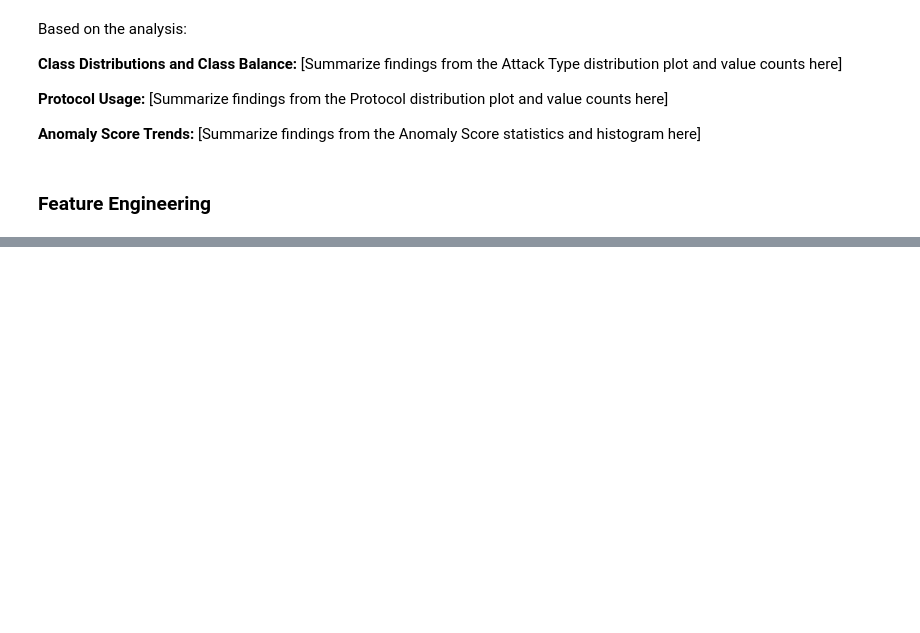
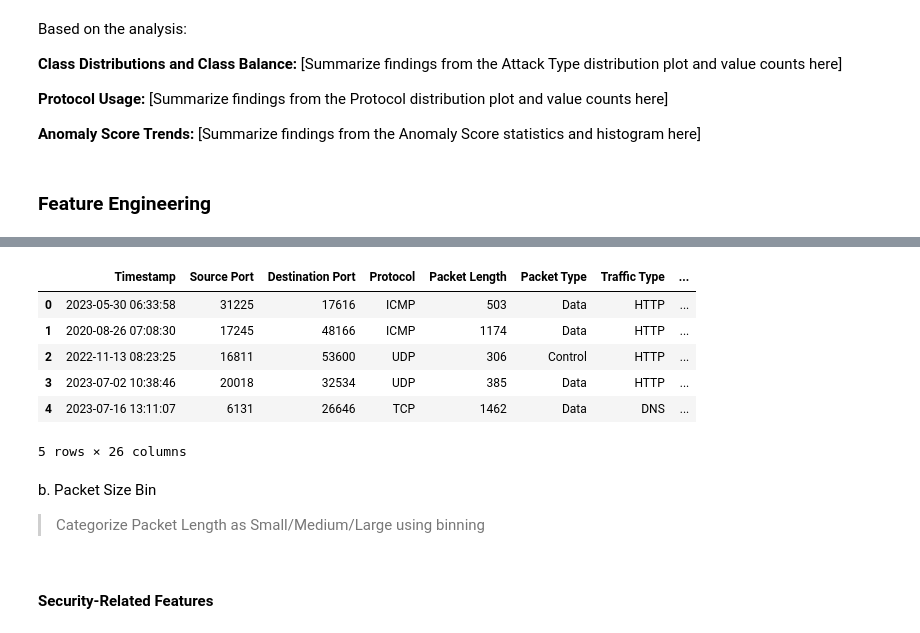
Before and after one commit to aminayusif/Intrudex, a Jupyter notebook: CyberGuard_Machine_Learning_for_Cyberattack_Detection_and_Classification.ipynb, the cells around one changed output, grey strips where cells are left out. Cells and saved outputs as stored; diff of their text form; code cells hidden in the pictures; blank space fills up the shorter version.

```diff
--- a/CyberGuard_Machine_Learning_for_Cyberattack_Detection_and_Classification.ipynb
+++ b/CyberGuard_Machine_Learning_for_Cyberattack_Detection_and_Classification.ipynb
@@ -326,0 +401,27 @@ Based on the analysis:
+# %%
+def categorize_port(port):
+        if port <= 1023:
+            return 'Well-Known'
+        elif port <= 49151:
+            return 'Registered'
+        else:
+            return 'Dynamic'
+
+data['Source Port Category'] = data['Source Port'].apply(categorize_port)
+data['Destination Port Category'] = data['Destination Port'].apply(categorize_port)
+# %%
+data.head()
+# %% [output]
+|  | Timestamp | Source Port | Destination Port | Protocol | Packet Length | Packet Type | Traffic Type | ... |
+| 0 | 2023-05-30 06:33:58 | 31225 | 17616 | ICMP | 503 | Data | HTTP | ... |
+| 1 | 2020-08-26 07:08:30 | 17245 | 48166 | ICMP | 1174 | Data | HTTP | ... |
+| 2 | 2022-11-13 08:23:25 | 16811 | 53600 | UDP | 306 | Control | HTTP | ... |
+| 3 | 2023-07-02 10:38:46 | 20018 | 32534 | UDP | 385 | Data | HTTP | ... |
+| 4 | 2023-07-16 13:11:07 | 6131 | 26646 | TCP | 1462 | Data | DNS | ... |
+5 rows × 26 columns
+# %% [markdown]
+b. Packet Size Bin
+
+
+
+> Categorize Packet Length as Small/Medium/Large using binning
@@ -326,0 +434,2 @@ Based on the analysis:
+# %% [markdown]
+#### Security-Related Features
```
Also changed, not shown: parts of 10 cells of this notebook.
